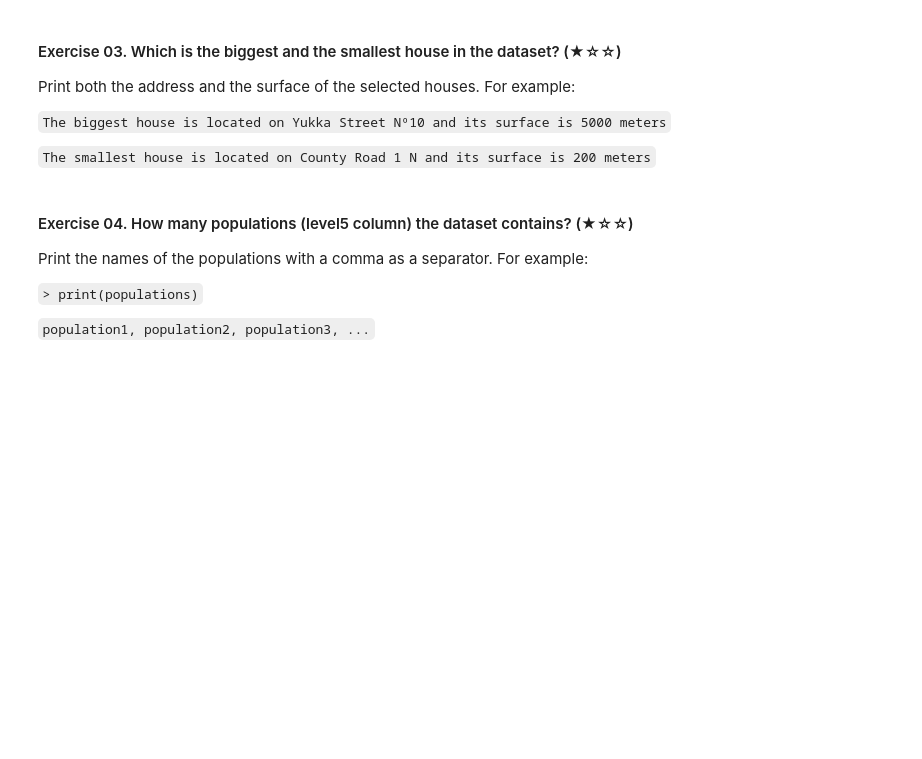
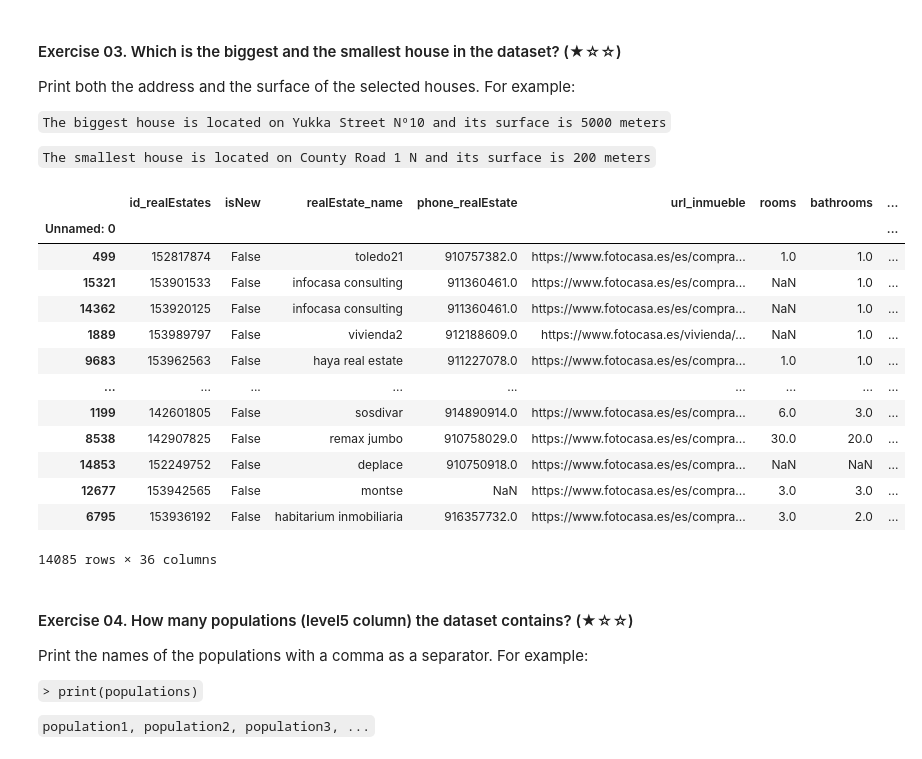
Before and after one commit to angel0805/realestate-datacleanup-exercise, a Jupyter notebook: project.ipynb, the cells around one changed output. Cells and saved outputs as stored; diff of their text form; code cells hidden in the pictures; blank space fills up the shorter version.

```diff
--- a/project.ipynb
+++ b/project.ipynb
@@ -78,7 +84,29 @@ Print both the address and the surface of the selected houses. For example:
 
 `The smallest house is located on County Road 1 N and its surface is 200 meters`
 # %%
-# TODO
+new_ds = ds.dropna(subset = ['surface']).sort_values(by = ['surface'])
+new_ds
+
+# smallets_house = new_ds.head(1)
+# biggest_house = new_ds.tail(1)
+
+# print(f"The biggest house is located on {biggest_house['address'].values[0]} and its surface is {biggest_house['surface'].values[0]} meters")
+# print(f"The smallest house is located on {smallets_house['address'].values[0]} and its surface is {smallets_house['surface'].values[0]} meters")
+# %% [output]
+|  | id_realEstates | isNew | realEstate_name | phone_realEstate | url_inmueble | rooms | bathrooms | ... |
+| Unnamed: 0 |  |  |  |  |  |  |  | ... |
+| 499 | 152817874 | False | toledo21 | 910757382.0 | https://www.fotocasa.es/es/compra... | 1.0 | 1.0 | ... |
+| 15321 | 153901533 | False | infocasa consulting | 911360461.0 | https://www.fotocasa.es/es/compra... | NaN | 1.0 | ... |
+| 14362 | 153920125 | False | infocasa consulting | 911360461.0 | https://www.fotocasa.es/es/compra... | NaN | 1.0 | ... |
+| 1889 | 153989797 | False | vivienda2 | 912188609.0 | https://www.fotocasa.es/vivienda/... | NaN | 1.0 | ... |
+| 9683 | 153962563 | False | haya real estate | 911227078.0 | https://www.fotocasa.es/es/compra... | 1.0 | 1.0 | ... |
+| ... | ... | ... | ... | ... | ... | ... | ... | ... |
+| 1199 | 142601805 | False | sosdivar | 914890914.0 | https://www.fotocasa.es/es/compra... | 6.0 | 3.0 | ... |
+| 8538 | 142907825 | False | remax jumbo | 910758029.0 | https://www.fotocasa.es/es/compra... | 30.0 | 20.0 | ... |
+| 14853 | 152249752 | False | deplace | 910750918.0 | https://www.fotocasa.es/es/compra... | NaN | NaN | ... |
+| 12677 | 153942565 | False | montse | NaN | https://www.fotocasa.es/es/compra... | 3.0 | 3.0 | ... |
+| 6795 | 153936192 | False | habitarium inmobiliaria | 916357732.0 | https://www.fotocasa.es/es/compra... | 3.0 | 2.0 | ... |
+14085 rows × 36 columns
 # %% [markdown]
 #### Exercise 04. How many populations (level5 column) the dataset contains? (★☆☆)
 
```
Also changed, not shown: parts of 1 cell of this notebook.
